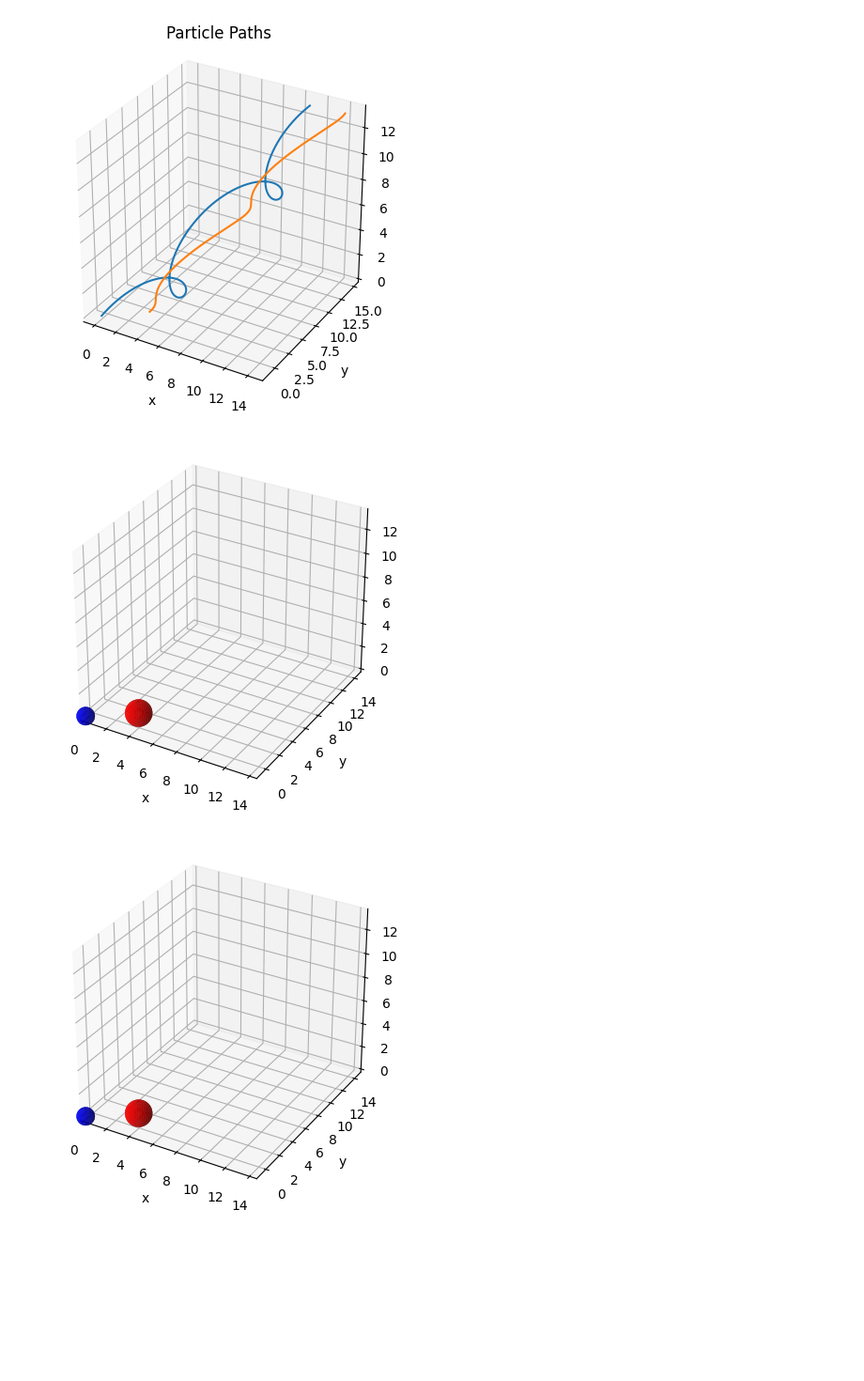
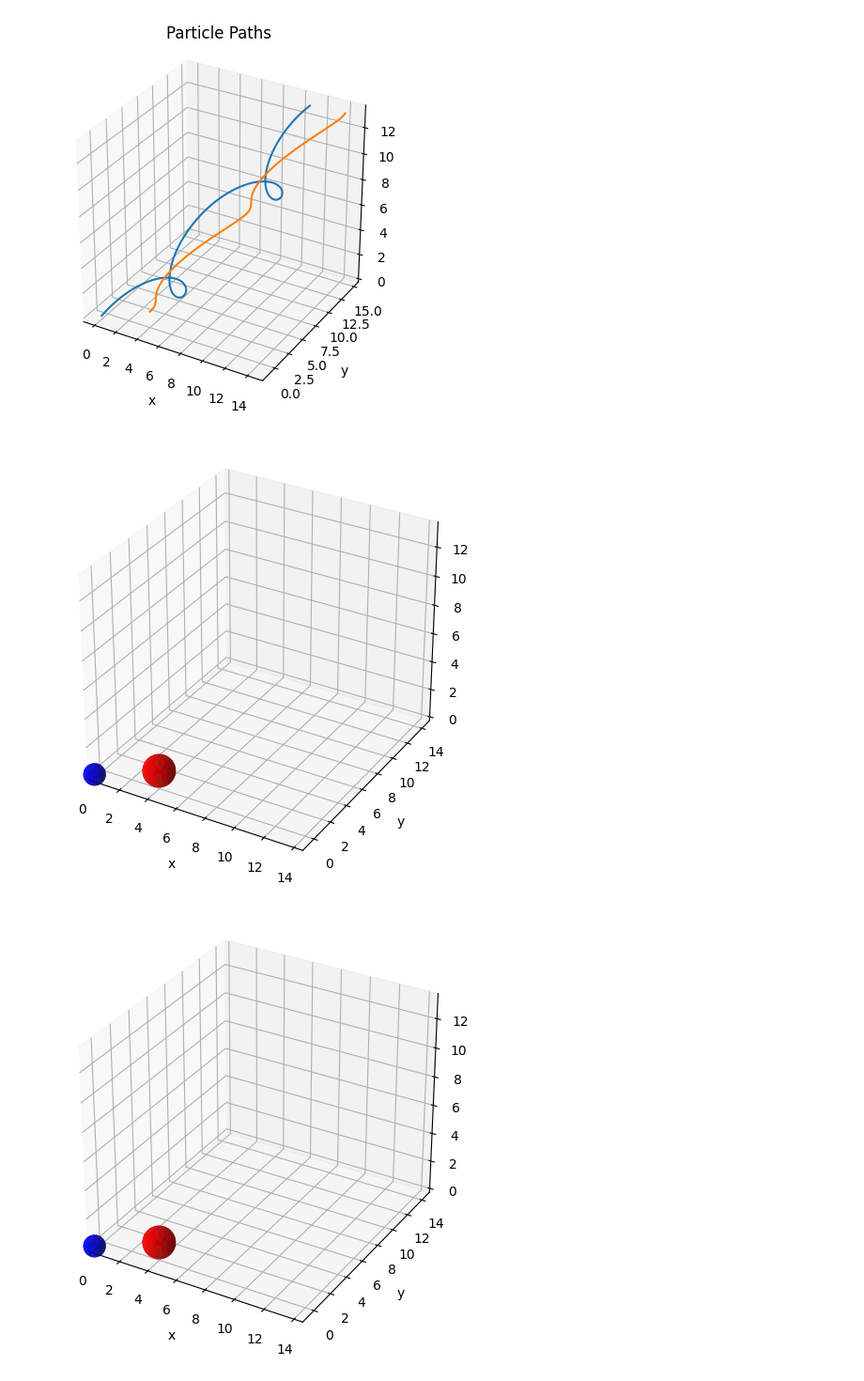
Before and after one commit to kinimodsi/Projects, a Jupyter notebook: GravitySim/GravitySim-3D/GravitySim_3d_sim.ipynb, the cells around one changed output. Shown at 94% size. Drawn from its saved outputs; the diff is of its cells as text; code cells hidden in the pictures; blank space fills up the shorter version.

```diff
--- a/GravitySim/GravitySim-3D/GravitySim_3d_sim.ipynb
+++ b/GravitySim/GravitySim-3D/GravitySim_3d_sim.ipynb
@@ -192,43 +192,46 @@ x_sphere2 = s_2 * np.outer(np.cos(u), np.sin(v))
 y_sphere2 = s_2 * np.outer(np.sin(u), np.sin(v))
 z_sphere2 = s_2 * np.outer(np.ones(np.size(u)), np.cos(v))
 sphere2 = ax.plot_surface(x_sphere2+ x_2_0, y_sphere2+ y_2_0, z_sphere2+ z_2_0, color='r')
+plt.tight_layout()
+plt.savefig('gravity_sim_3d.png')
 plt.show()
-plt.savefig('gravity_sim_3d.png')
-plt.close()
+
+
 
 #animation:
 
 fig = plt.figure()
 ax = fig.add_subplot(111, projection='3d',aspect='equal')
 def_axis()
 
 def check_coll(x_1,x_2,y_1,y_2,z_1,z_2):
     if np.sqrt((x_2-x_1)**2+(y_2-y_1)**2+(z_2-z_1)**2) < s_1+s_2:
         return True
     else:
         return False
 
 def animate(i):
     ax.clear()
     def_axis()
     px_1 = x_1[i]
     px_2 = x_2[i]
     py_1 = y_1[i]
     py_2 = y_2[i]
     pz_1 = z_1[i]
     pz_2 = z_2[i]
     ax.plot(x_1[:i+1], y_1[:i+1], z_1[:i+1], color='b',alpha=0.5)
     ax.plot(x_2[:i+1], y_2[:i+1], z_2[:i+1], color='r',alpha=0.5)
     if check_coll(x_1[i],x_2[i],y_1[i],y_2[i],z_1[i],z_2[i]):
         ax.text(0, 0, 0, "Collision", color='black', fontsize=20)
 
     sphere1 = ax.plot_surface(x_sphere1 + px_1, y_sphere1 + py_1, z_sphere1 + pz_1, color='b')
     sphere2 = ax.plot_surface(x_sphere2 + px_2, y_sphere2 + py_2, z_sphere2 + pz_2, color='r')
 
+plt.tight_layout()
 ani = animation.FuncAnimation(fig, animate, frames=len(t))
 ani.save('gravity_sim_3d.gif', writer='pillow', fps=fps)
 # %% [output]
-[figure, old version]
+[figure, new version]
-[figure, old version]
+[figure, new version]
 # %%
 #test comment
```
Also changed, not shown: 3 other files.
